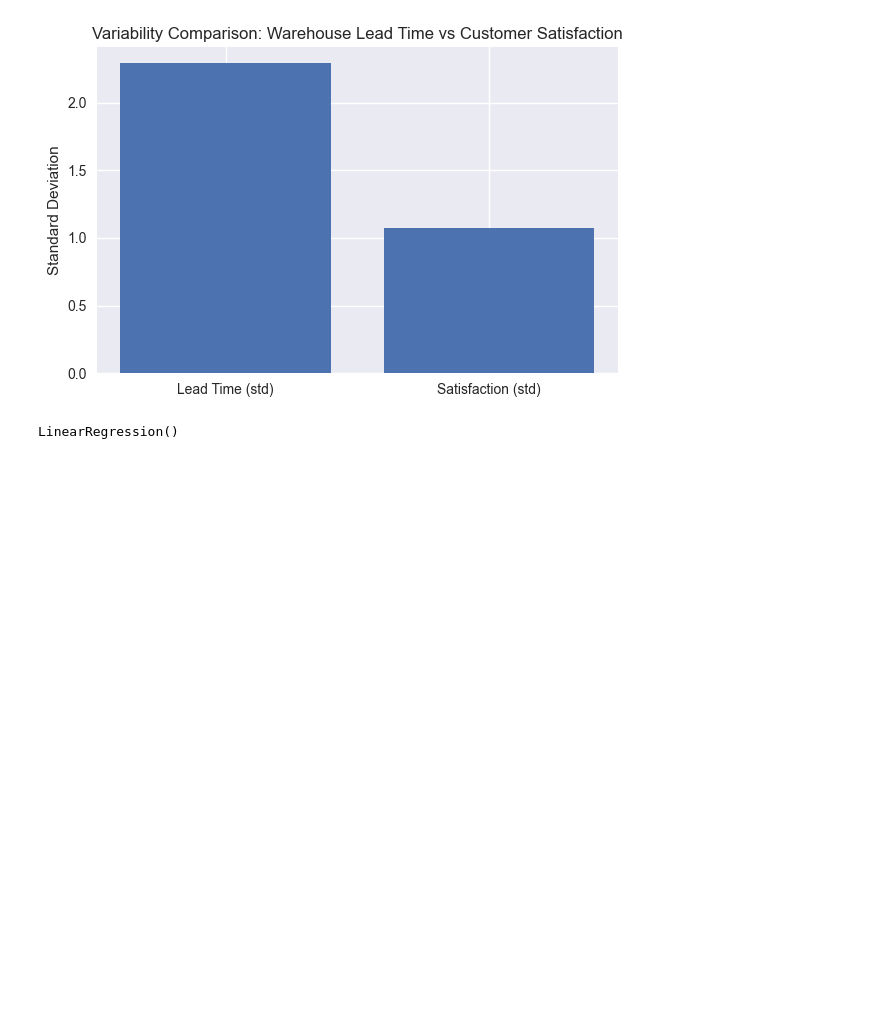
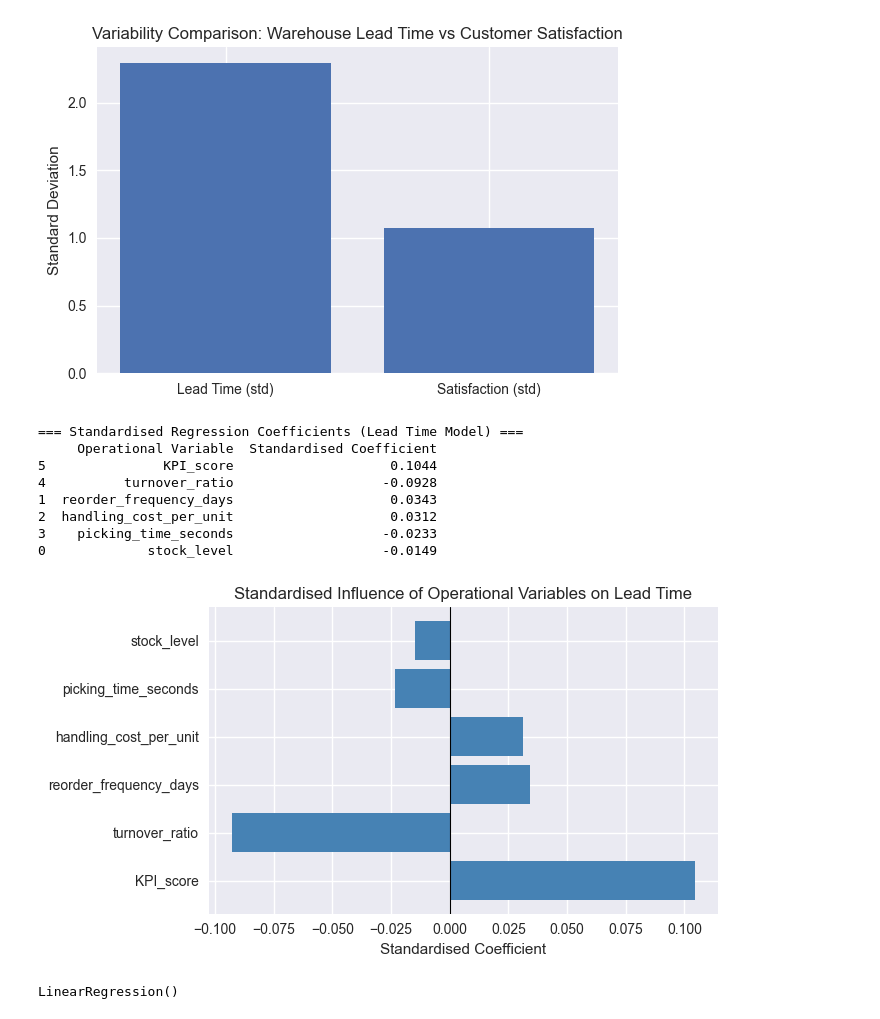
Before and after one commit to vbarbas03/Dissertation-, a Jupyter notebook: dissertation.ipynb, the cells around one changed output. Drawn from its saved outputs; the diff is of its cells as text; code cells hidden in the pictures; blank space fills up the shorter version.

```diff
--- a/dissertation.ipynb
+++ b/dissertation.ipynb
@@ -814,6 +814,73 @@ else:
     print("Could not compute variability comparison (missing columns).")
 # %% [output]
 [figure]
+# %%
+candidate_features = [
+    "stock_level",
+    "reorder_frequency_days",
+    "handling_cost_per_unit",
+    "picking_time_seconds",
+    "turnover_ratio",
+    "KPI_score"
+]
+
+# Keep only columns that exist
+features = [c for c in candidate_features if c in log_df.columns]
+
+# Ensure target exists
+if "lead_time_days" in log_df.columns and len(features) > 0:
+    model_data = log_df[features + ["lead_time_days"]].dropna()
+
+    X = model_data[features]
+    y = model_data["lead_time_days"]
+
+    # Standardise predictors
+    scaler = StandardScaler()
+    X_scaled = scaler.fit_transform(X)
+
+    # Fit regression
+    reg = LinearRegression()
+    reg.fit(X_scaled, y)
+
+    # Create coefficient table
+    coef_df = pd.DataFrame({
+        "Operational Variable": features,
+        "Standardised Coefficient": reg.coef_
+    }).sort_values(
+        by="Standardised Coefficient",
+        key=lambda x: x.abs(),
+        ascending=False
+    )
+
+    print("\n=== Standardised Regression Coefficients (Lead Time Model) ===")
+    print(coef_df.round(4))
+
+    # Plot coefficients
+    plt.figure(figsize=(7, 4))
+    plt.barh(
+        coef_df["Operational Variable"],
+        coef_df["Standardised Coefficient"],
+        color="steelblue"
+    )
+    plt.axvline(0, color="black", linewidth=0.8)
+    plt.title("Standardised Influence of Operational Variables on Lead Time")
+    plt.xlabel("Standardised Coefficient")
+    plt.tight_layout()
+    plt.savefig("ch4_standardised_coefficients_lead_time.png")
+    plt.show()
+
+else:
+    print("Required columns missing for regression.")
+# %% [output]
+=== Standardised Regression Coefficients (Lead Time Model) ===
+     Operational Variable  Standardised Coefficient
+5               KPI_score                    0.1044
+4          turnover_ratio                   -0.0928
+1  reorder_frequency_days                    0.0343
+2  handling_cost_per_unit                    0.0312
+3    picking_time_seconds                   -0.0233
+0             stock_level                   -0.0149
+[figure, added]
 # %%
 target_col = "lead_time_days"
 
```
